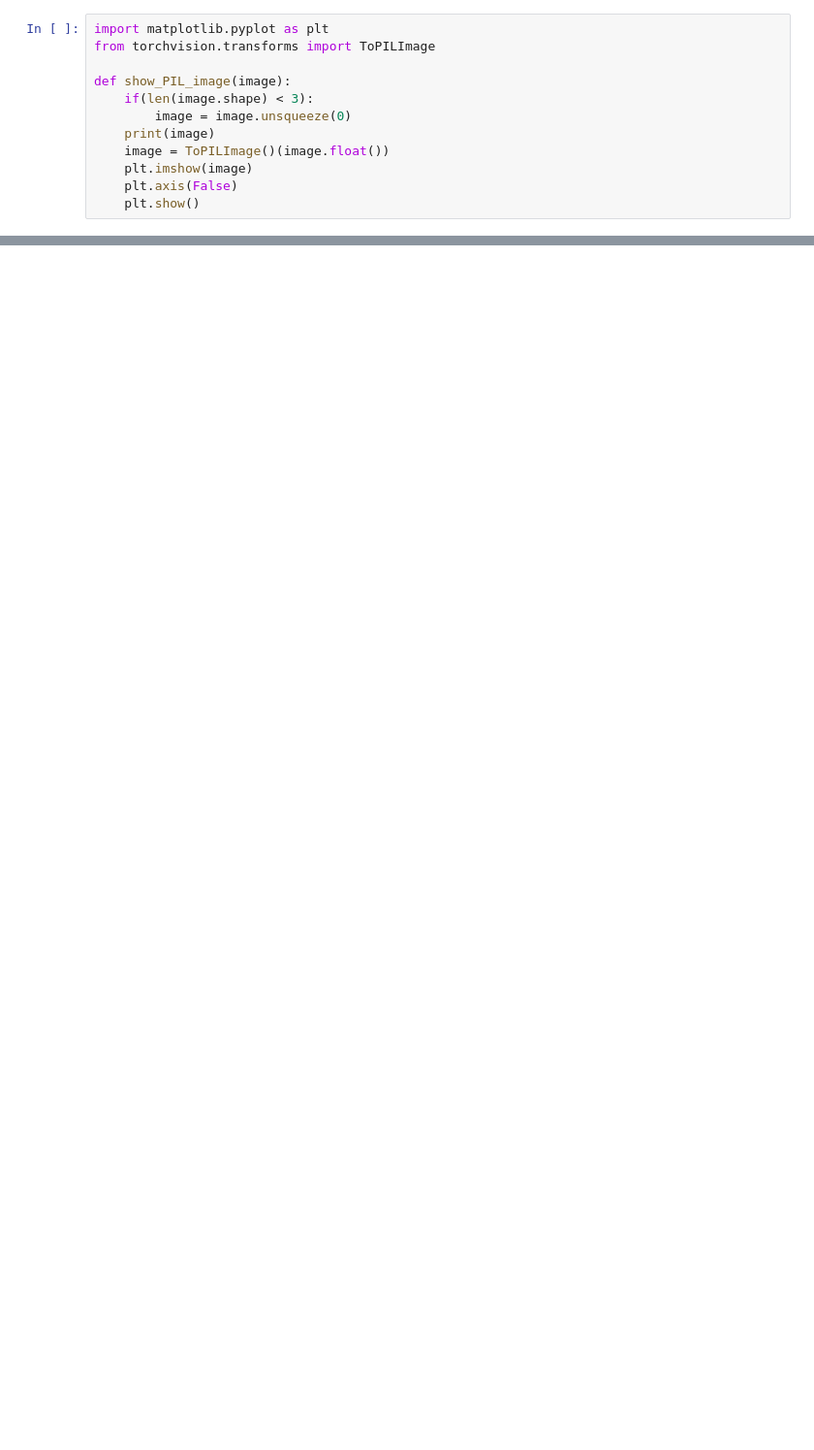
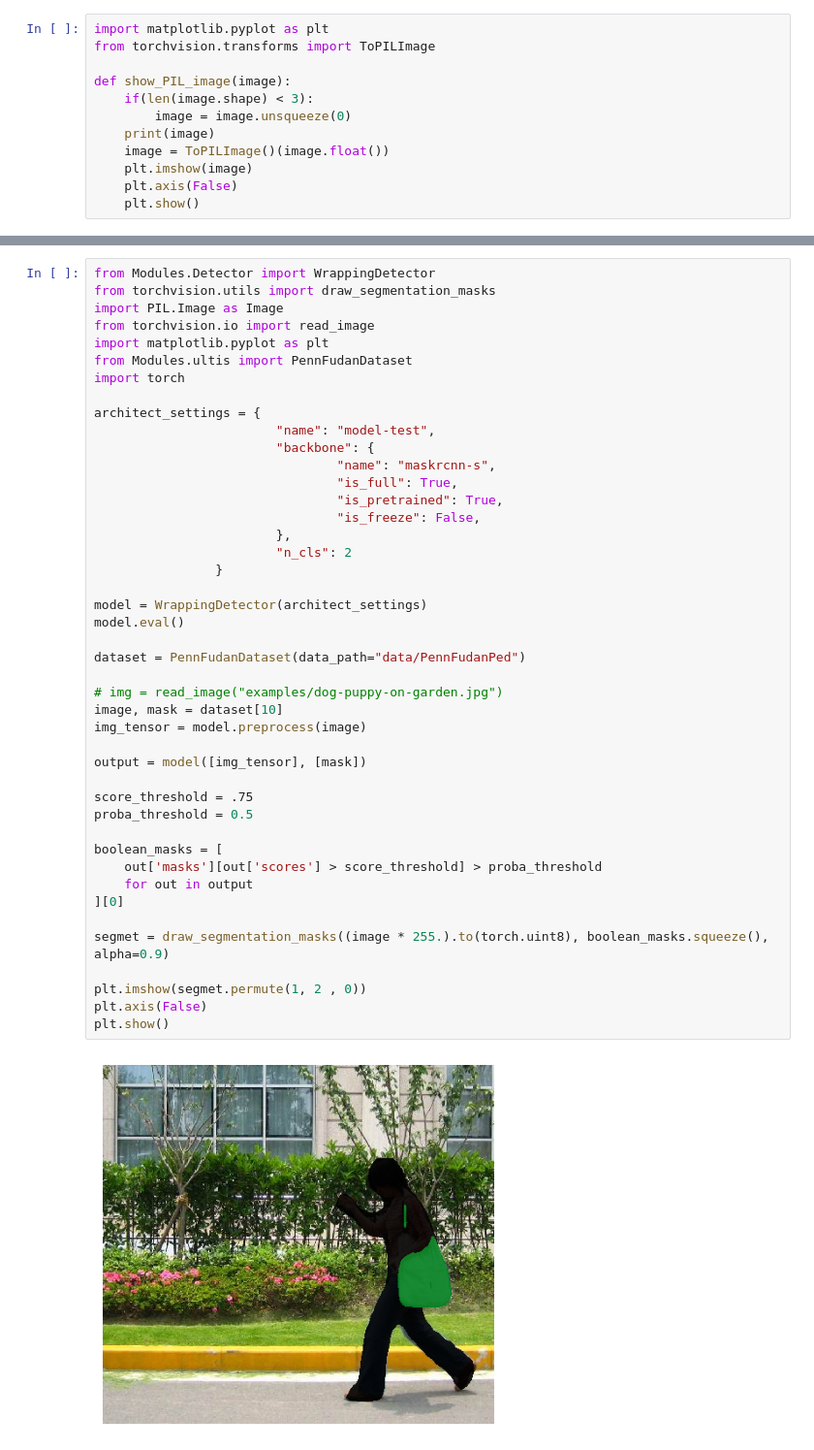
Before and after one commit to Ka0Ri/Pytorch-pretrained-models, a Jupyter notebook: test.ipynb, the cells around one changed output, grey strips where cells are left out. Shown at 97% size. Saved outputs shown, nothing was run; the diff lists cells and outputs as text; blank space fills up the shorter version.

Commit message:
update example

```diff
--- a/test.ipynb
+++ b/test.ipynb
@@ -69,0 +70,46 @@ tensor([[[0, 0, 0,  ..., 0, 0, 0],
+# %%
+from Modules.Detector import WrappingDetector
+from torchvision.utils import draw_segmentation_masks
+import PIL.Image as Image
+from torchvision.io import read_image
+import matplotlib.pyplot as plt
+from Modules.ultis import PennFudanDataset
+import torch
+
+architect_settings = {
+                        "name": "model-test",
+                        "backbone": {
+                                "name": "maskrcnn-s",
+                                "is_full": True,
+                                "is_pretrained": True,
+                                "is_freeze": False,
+                        },
+                        "n_cls": 2
+                }
+
+model = WrappingDetector(architect_settings)
+model.eval()
+
+dataset = PennFudanDataset(data_path="data/PennFudanPed")
+
+# img = read_image("examples/dog-puppy-on-garden.jpg")
+image, mask = dataset[10]
+img_tensor = model.preprocess(image)
+
+output = model([img_tensor], [mask])
+
+score_threshold = .75
+proba_threshold = 0.5
+
+boolean_masks = [
+    out['masks'][out['scores'] > score_threshold] > proba_threshold
+    for out in output
+][0]
+
+segmet = draw_segmentation_masks((image * 255.).to(torch.uint8), boolean_masks.squeeze(), alpha=0.9)
+
+plt.imshow(segmet.permute(1, 2 , 0))
+plt.axis(False)
+plt.show()
+# %% [output]
+[figure, added]
```
Also changed, not shown: parts of 2 cells of this notebook, 3 other files.
